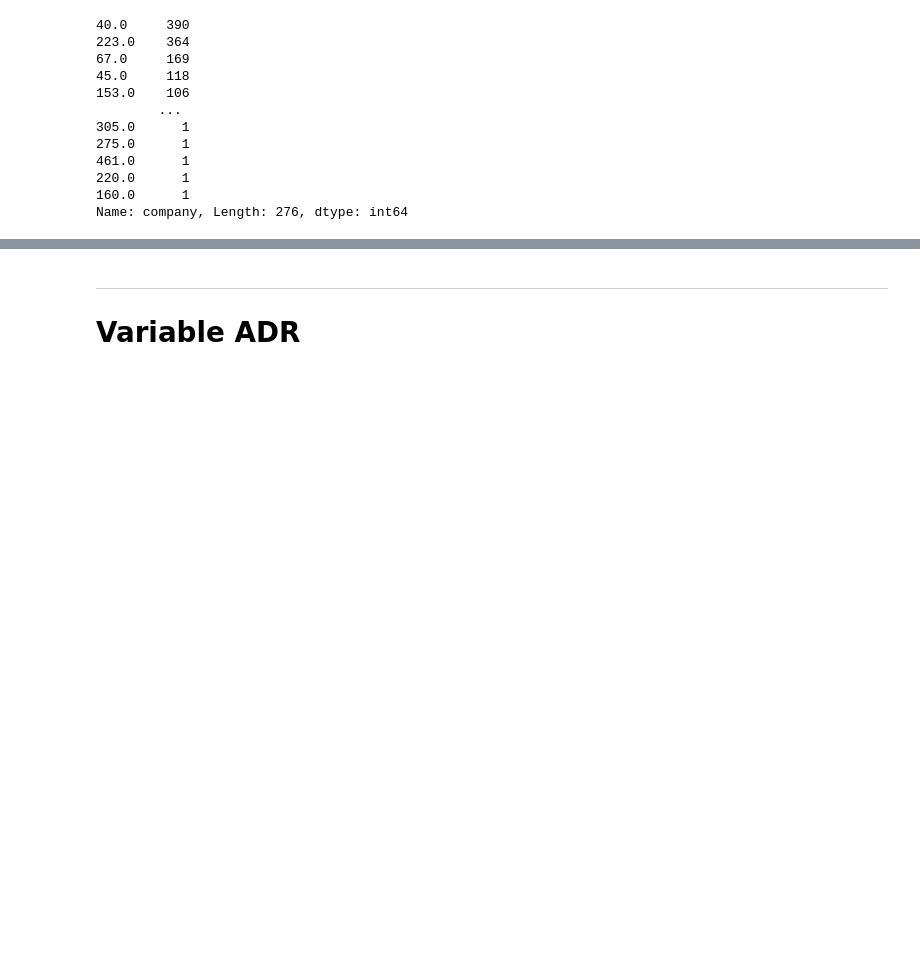
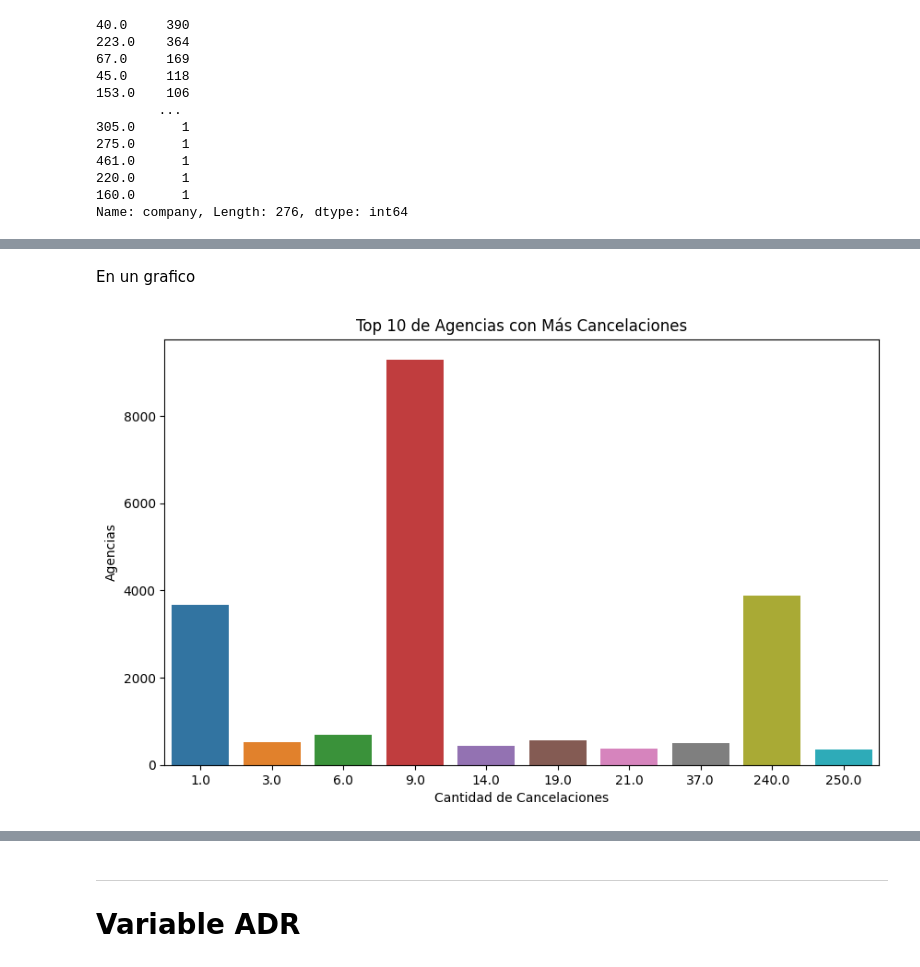
Before and after one commit to juanignaciogiacobbe/7506R-2C2023-GRUPO15, a Jupyter notebook: 7506R_TP1_GRUPO15_CHP1_ENTREGA.ipynb, the cells around one changed output, grey strips where cells are left out. Drawn from its saved outputs; the diff is of its cells as text; code cells hidden in the pictures; blank space fills up the shorter version.

Commit message:
Variable Agent(importante analisis)

```diff
--- a/7506R_TP1_GRUPO15_CHP1_ENTREGA.ipynb
+++ b/7506R_TP1_GRUPO15_CHP1_ENTREGA.ipynb
@@ -576,0 +608,6 @@ Name: company, Length: 276, dtype: int64
+# %%
+
+cancelaciones_por_agencia = ds_hoteles_train.groupby('agent')['is_canceled'].sum().reset_index()
+
+
+cancelaciones_por_agencia = cancelaciones_por_agencia.sort_values(by='is_canceled', ascending=False)
@@ -576,0 +616,4 @@ Name: company, Length: 276, dtype: int64
+# %%
+agencias_mas_cancelaciones = cancelaciones_por_agencia.head(10)
+
+agencias_mas_cancelaciones
@@ -576,0 +632,12 @@ Name: company, Length: 276, dtype: int64
+# %% [markdown]
+En un grafico
+# %%
+plt.figure(figsize=(10, 6))
+sns.barplot(data=agencias_mas_cancelaciones, x='agent', y='is_canceled')
+plt.xlabel('Cantidad de Cancelaciones')
+plt.ylabel('Agencias')
+plt.title('Top 10 de Agencias con Más Cancelaciones')
+
+plt.show()
+# %% [output]
+[figure, added]
```
Also changed, not shown: parts of 13 cells of this notebook.
